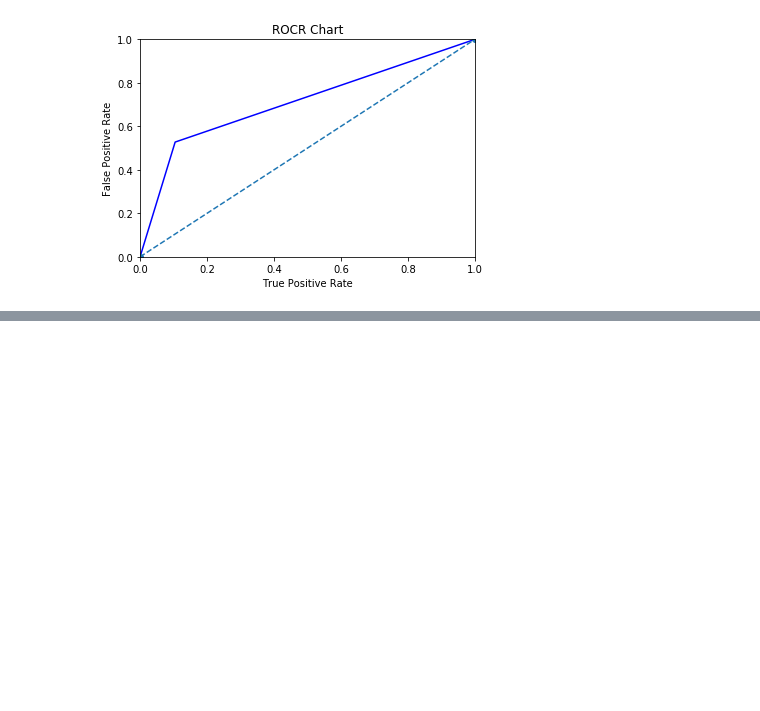
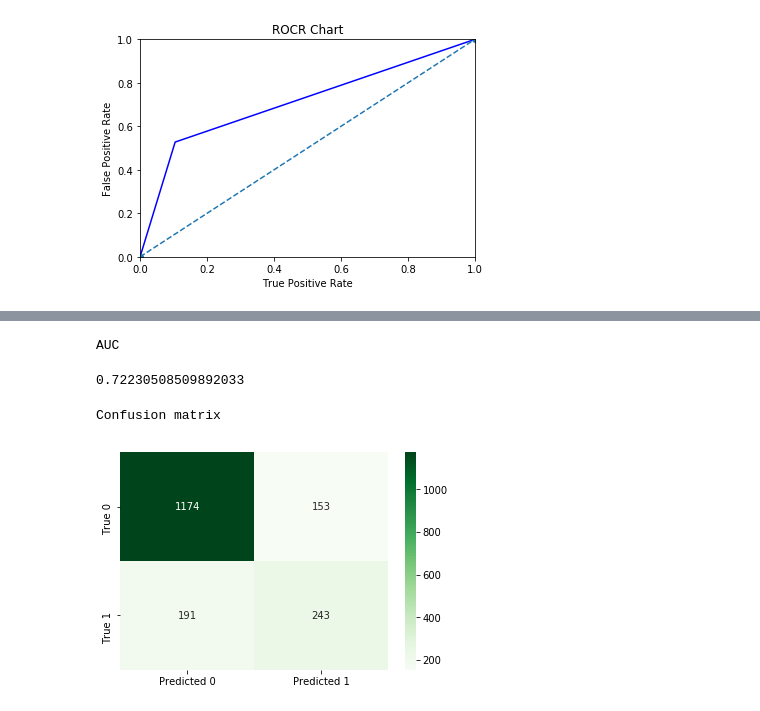
Before and after one commit to krisgop2010/Analytics, a Jupyter notebook: CustomerChurnAnalytics/CustomerChurnAnalysis_Final.ipynb, the cells around one changed output, grey strips where cells are left out. Saved outputs shown, nothing was run; the diff lists cells and outputs as text; code cells hidden in the pictures; blank space fills up the shorter version.

```diff
--- a/CustomerChurnAnalytics/CustomerChurnAnalysis_Final.ipynb
+++ b/CustomerChurnAnalytics/CustomerChurnAnalysis_Final.ipynb
@@ -254,0 +267,7 @@ plt.show()
+# %%
+#create train and test set
+train_x2, test_x2, train_y2, test_y2 = train_test_split(x2, y, test_size = 0.25, random_state = 1)
+train_x2.shape
+test_x2.shape
+train_x2.shape
+test_x2.shape
@@ -254,0 +281,5 @@ plt.show()
+# %%
+from sklearn.linear_model import LogisticRegression
+log2 = LogisticRegression()
+# %%
+log2.fit(train_x2, train_y2)
@@ -254,0 +322,5 @@ plt.show()
+# %%
+classes2 = log2.predict(test_x2)
+print(classes2.size)
+print("Positive Cases in test data", test_y2[test_y2 == 1]. shape[0])
+print("Negative Cases in test data", test_y2[test_y2 == 0]. shape[0])
@@ -254,0 +348,18 @@ plt.show()
+# %%
+print("AUC")
+auc2 = metrics.roc_auc_score(test_y2, classes2)
+auc2
+# %% [output]
+AUC
+0.72230508509892033
+# %%
+import matplotlib.pyplot as plt
+print("Confusion matrix")
+cf = metrics.confusion_matrix(test_y2, classes2)
+lbl1 = ["Predicted 0", "Predicted 1"]
+lbl2 = ["True 0", "True 1"]
+sns.heatmap(cf, annot = True, cmap = "Greens", fmt = "d", xticklabels=lbl1, yticklabels=lbl2)
+plt.show();
+# %% [output]
+Confusion matrix
+[figure, added]
```
Also changed, not shown: parts of 32 cells of this notebook.
